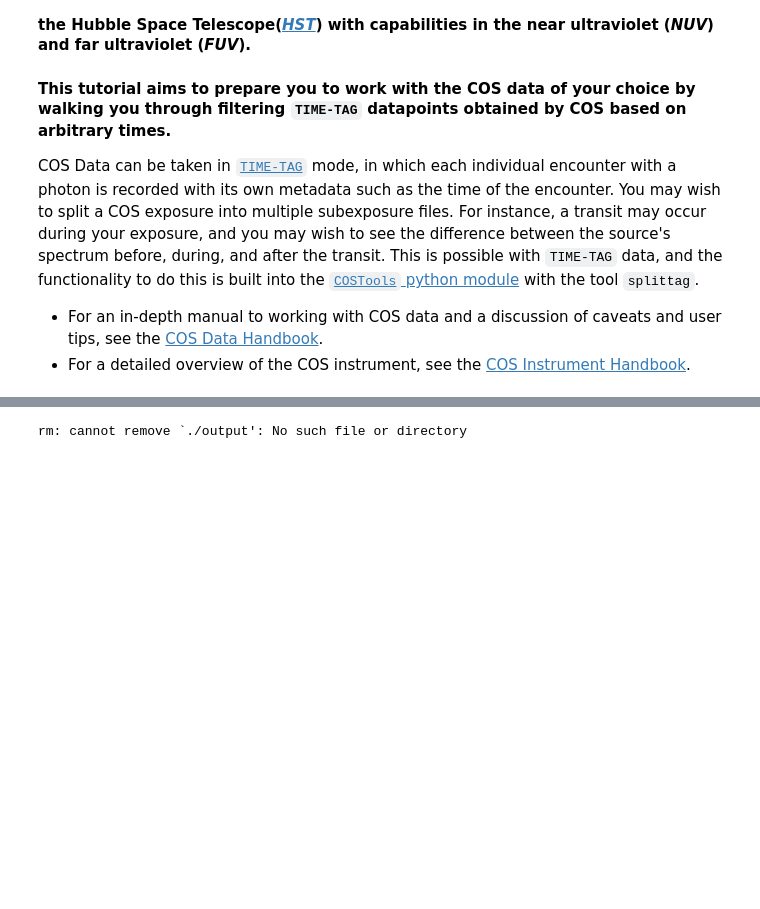
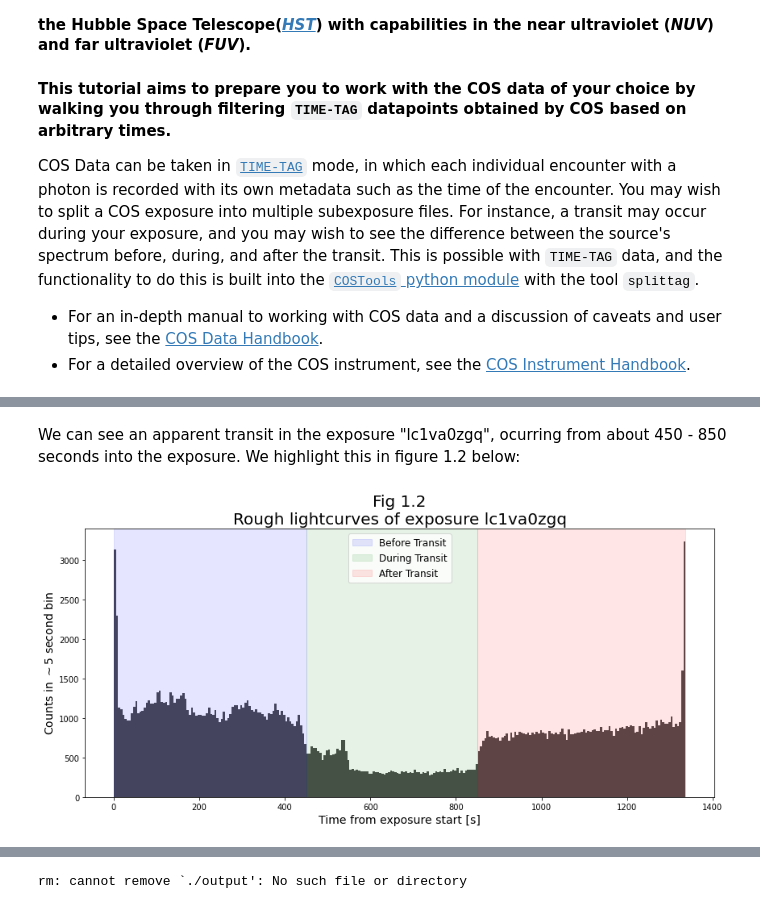
Before and after one commit to nkerman/notebooks, a Jupyter notebook: notebooks/COS/Splittag/Splittag.ipynb, the cells around one changed output, grey strips where cells are left out. Saved outputs shown, nothing was run; the diff lists cells and outputs as text; code cells hidden in the pictures; blank space fills up the shorter version.

Commit message:
wrote Splittag Pt 1

```diff
--- a/notebooks/COS/Splittag/Splittag.ipynb
+++ b/notebooks/COS/Splittag/Splittag.ipynb
@@ -100,0 +126,36 @@ plt.savefig(plots_dir + 'compare_exposures.png', bbox_inches = 'tight', dpi = 20
+# %% [markdown]
+We can see an apparent transit in the exposure "lc1va0zgq", ocurring from about 450 - 850 seconds into the exposure. We highlight this in figure 1.2 below:
+# %%
+# Find the path to the right exposure
+transit_exp = [exp for exp in downloaded_corrtags if "zgq" in exp][0]
+
+# Create the plot:
+fig = plt.figure(figsize = (12, 6))
+
+# Grab the data and plot it:
+binsize = 5
+ctab = Table.read(transit_exp,1)
+timesc = ctab['TIME']
+a,b,c = plt.hist(timesc,bins = int(max(timesc)/binsize),
+                color = 'k', alpha = 0.7)
+
+# Add time ranges "epochs" or "windows of time" as transparent spans:
+epoch_markers = [0,450,850, max(timesc)]
+epoch_labels = ["Before Transit", "During Transit", "After Transit"]
+for i in range(3):
+    plt.axvspan(epoch_markers[i], epoch_markers[i+1],
+                color = 'bgr'[i], alpha = 0.1,
+                label = epoch_labels[i])
+
+# Format the Figure
+plt.legend(fontsize = 12)
+plt.title(f"Fig 1.2\nRough lightcurves of exposure {os.path.basename(transit_exp).split('_')[0]}",
+         size = 20)
+plt.xlabel("Time from exposure start [s]",
+        fontsize = 14)
+plt.ylabel(f"Counts in $\sim${binsize} second bin",
+        fontsize = 14)
+plt.tight_layout()
+plt.savefig(plots_dir + 'examine_transit.png', bbox_inches = 'tight', dpi = 200)
+# %% [output]
+[figure, added]
```
Also changed, not shown: parts of 16 cells of this notebook.
